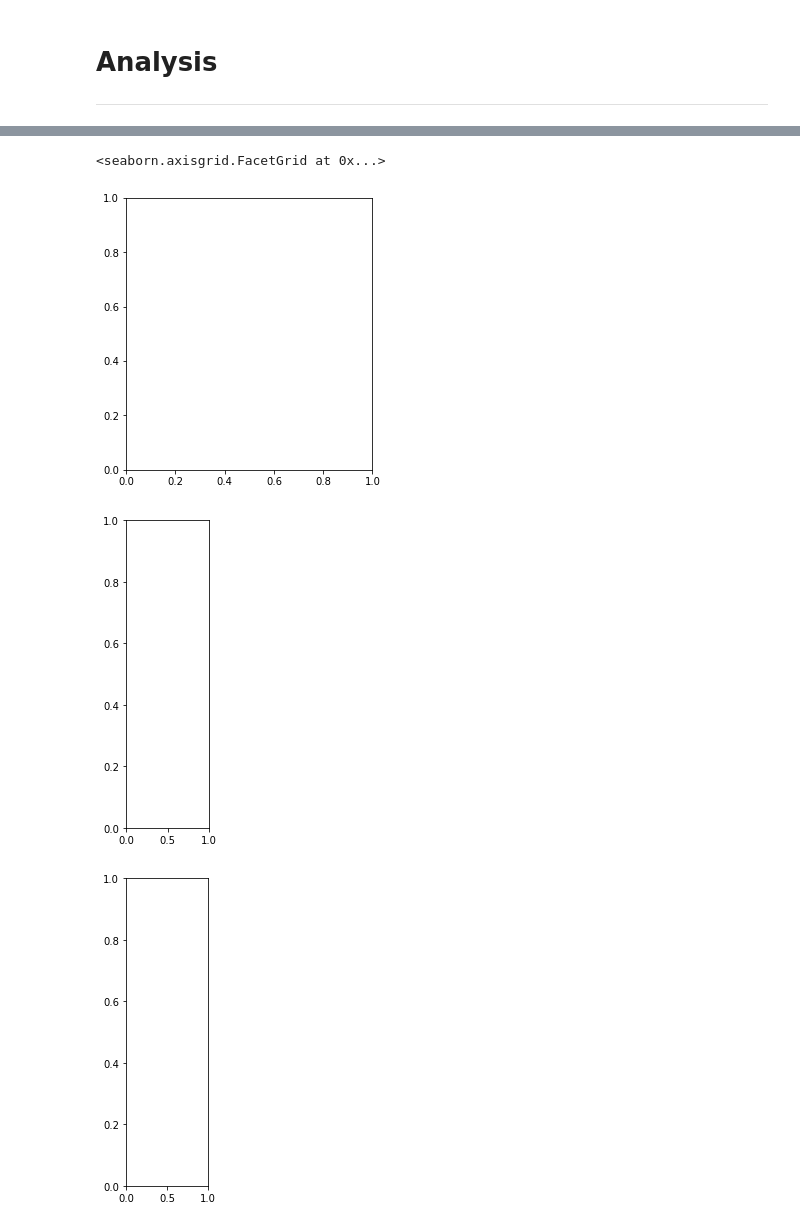
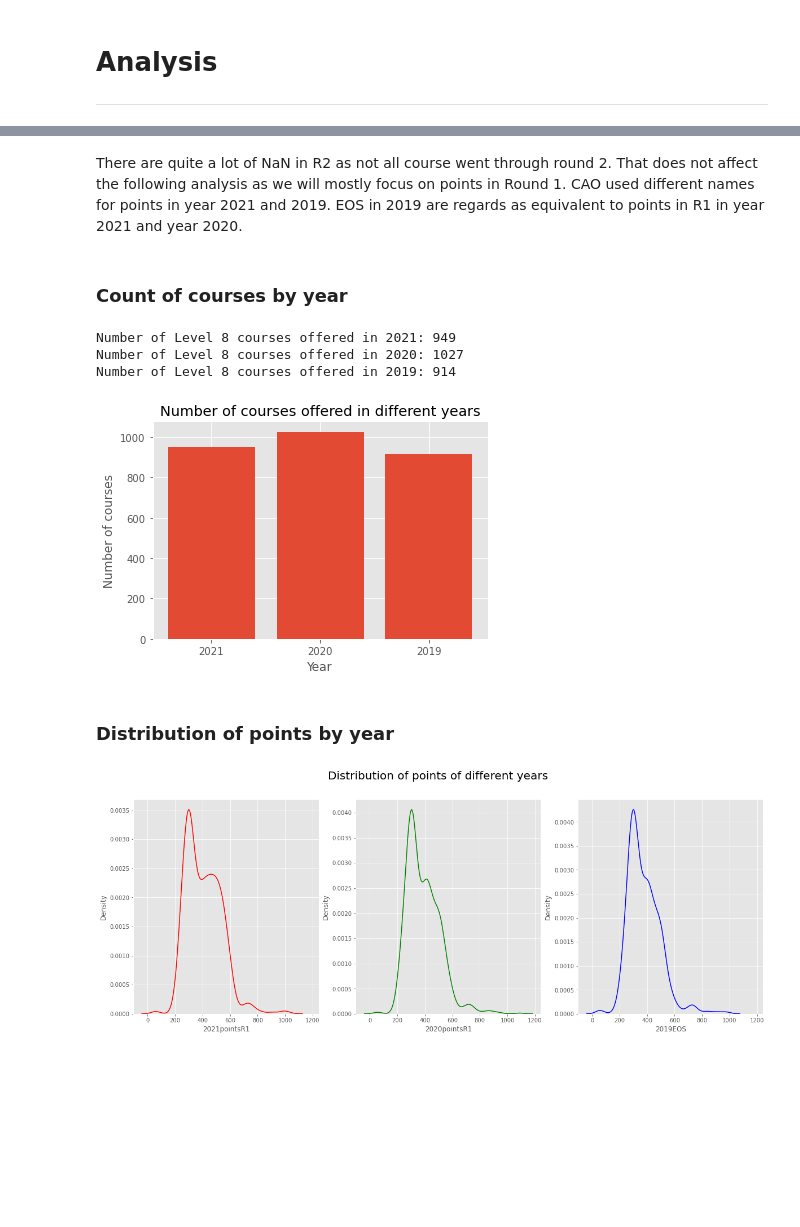
Before and after one commit to HazelIP/Fundamental_DA, a Jupyter notebook: CAO/cao.ipynb, the cells around one changed output, grey strips where cells are left out. Drawn from its saved outputs; the diff is of its cells as text; code cells hidden in the pictures; blank space fills up the shorter version.

Commit message:
code and plots in analysis

```diff
--- a/CAO/cao.ipynb
+++ b/CAO/cao.ipynb
@@ -600,21 +593,43 @@ courses_3yrs.describe(include="all")
 | 50% | NaN | NaN | 391.000000 | NaN | 367.500000 | NaN | 366.500000 | 352.000000 | ... |
 | 75% | NaN | NaN | 499.000000 | NaN | 465.000000 | NaN | 464.500000 | 443.250000 | ... |
 | max | NaN | NaN | 1028.000000 | NaN | 1088.000000 | NaN | 1088.000000 | 979.000000 | ... |
+# %% [markdown]
+There are quite a lot of NaN in R2 as not all course went through round 2. That does not affect the following analysis as we will mostly focus on points in Round 1. CAO used different names for points in year 2021 and 2019. EOS in 2019 are regards as equivalent to points in R1 in year 2021 and year 2020.
+# %% [markdown]
+### Count of courses by year
+# %%
+#count of Level 8 courses each year
+
+count21 = df2021['code'].count()
+count20 = df2020[df2020['LEVEL'] == 8].count()["LEVEL"]
+count19 = df2019['code'].count()
+print(f"Number of Level 8 courses offered in 2021: {count21}")
+print(f"Number of Level 8 courses offered in 2020: {count20}")
+print(f"Number of Level 8 courses offered in 2019: {count19}")
+# %% [output]
+Number of Level 8 courses offered in 2021: 949
+Number of Level 8 courses offered in 2020: 1027
+Number of Level 8 courses offered in 2019: 914
+# %%
+year=["2021","2020","2019"]
+courseNo=[count21,count20,count19]
+plt.bar(year,courseNo)
+plt.title("Number of courses offered in different years")
+plt.xlabel("Year")
+plt.ylabel("Number of courses")
+plt.style.use("ggplot")
+plt.show()
+# %% [output]
+[figure, added]
+# %% [markdown]
+### Distribution of points by year
 # %%
-# plot counts of course of each year (using df instead of courses)
-
 # 3 subplots showing distribution of points for 3 years
-plt.figure(figsize=(15,5))
-plt.subplot(131)
-sns.displot(courses_3yrs['2021pointsR1'],kind="kde",color='r')
-plt.subplot(132)
-sns.displot(courses_3yrs['2020pointsR1'],kind="kde",color='g')
-plt.subplot(133)
-sns.displot(courses_3yrs['2019EOS'],kind="kde",color='b')
-#df2021.hist(column="2021pointsR1", color="r")
-#df
+fig, axes = plt.subplots(1,3,sharex=True, figsize=(20,7))
+sns.kdeplot(data=courses_3yrs,x=courses_3yrs['2021pointsR1'],ax=axes[0],color='r')
+sns.kdeplot(data=courses_3yrs,x=courses_3yrs['2020pointsR1'],ax=axes[1],color='g')
+sns.kdeplot(data=courses_3yrs,x=courses_3yrs['2019EOS'],ax=axes[2],color='b')
+plt.suptitle("Distribution of points of different years", fontsize=20)
+plt.show()
 # %% [output]
-<seaborn.axisgrid.FacetGrid at 0x...>
-[figure, old version]
+[figure, new version]
-[figure, removed]
-[figure, removed]
```
Also changed, not shown: parts of 18 cells of this notebook, 12 other files.
